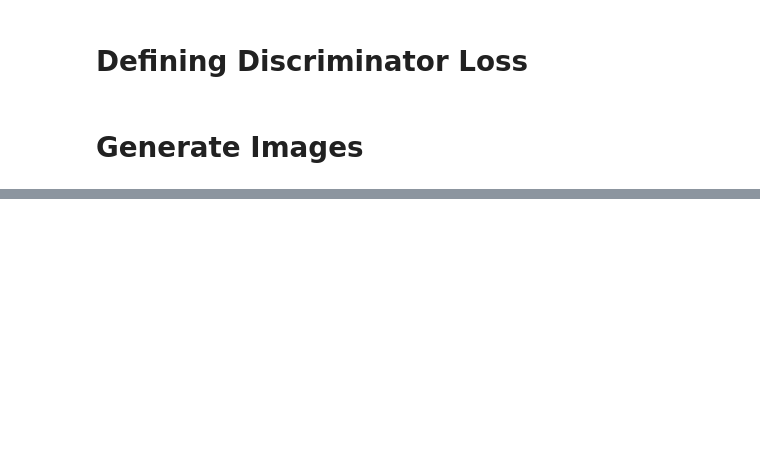
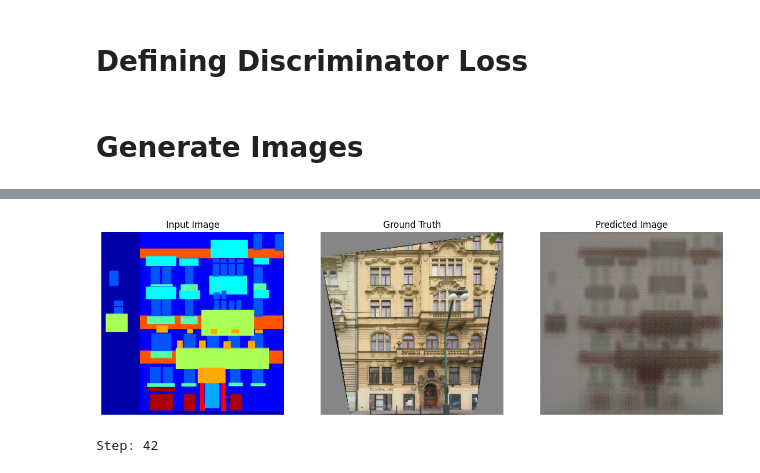
Before and after one commit to pre999/Pix2Pix-Building-design, a Jupyter notebook: model.ipynb, the cells around one changed output, grey strips where cells are left out. Saved outputs shown, nothing was run; the diff lists cells and outputs as text; code cells hidden in the pictures; blank space fills up the shorter version.

Commit message:
Added training code

```diff
--- a/model.ipynb
+++ b/model.ipynb
@@ -358,0 +373,5 @@ for example_input, example_target in test_dataset.take(2):
+# %%
+log_dir="logs/"
+
+summary_writer = tf.summary.create_file_writer(
+  log_dir + "fit/" + datetime.datetime.now().strftime("%Y%m%d-%H%M%S"))
@@ -358,0 +405,28 @@ for example_input, example_target in test_dataset.take(2):
+# %%
+def fit(train_ds, test_ds, steps):
+  example_input, example_target = next(iter(test_ds.take(1)))
+  start = time.time()
+
+  for step, (input_image, target) in train_ds.repeat().take(steps).enumerate():
+    if (step) % 1 == 0:
+      display.clear_output(wait=True)
+
+      #if step != 0:
+        #print(f'Time taken for 1000 steps: {time.time()-start:.2f} sec\n')
+
+      start = time.time()
+
+      generate_images(generator, example_input, example_target)
+      #print(f"Step: {step//1000}k")
+      print(f"Step: {step}")
+
+    train_step(input_image, target, step)
+
+    # Training step
+    #if (step+1) % 10 == 0:
+      #print('.', end='', flush=True)
+
+
+    # Save (checkpoint) the model every 1k steps
+    if (step + 1) % 100 == 0:
+      checkpoint.save(file_prefix=checkpoint_prefix)
@@ -358,0 +441,5 @@ for example_input, example_target in test_dataset.take(2):
+# %%
+fit(train_dataset, test_dataset, steps=40000)
+# %% [output]
+[figure, added]
+Step: 42
```
Also changed, not shown: parts of 12 cells of this notebook.
